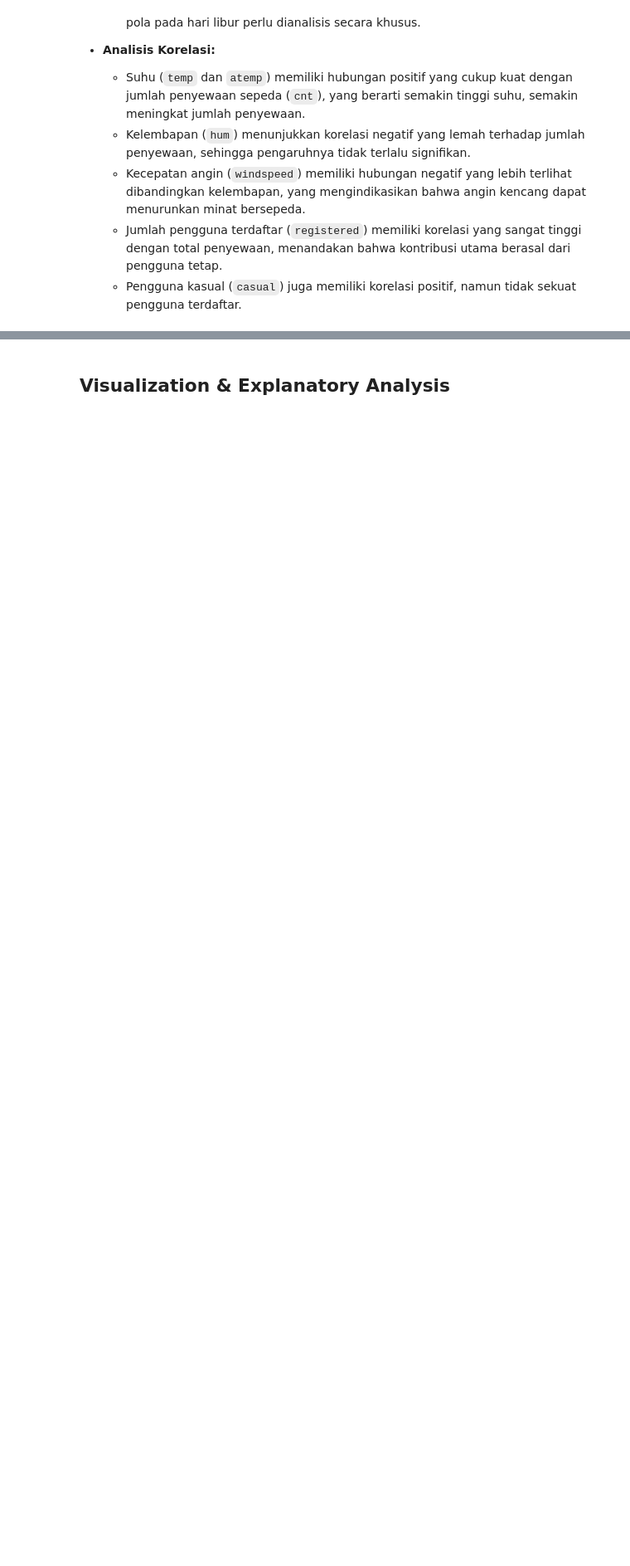
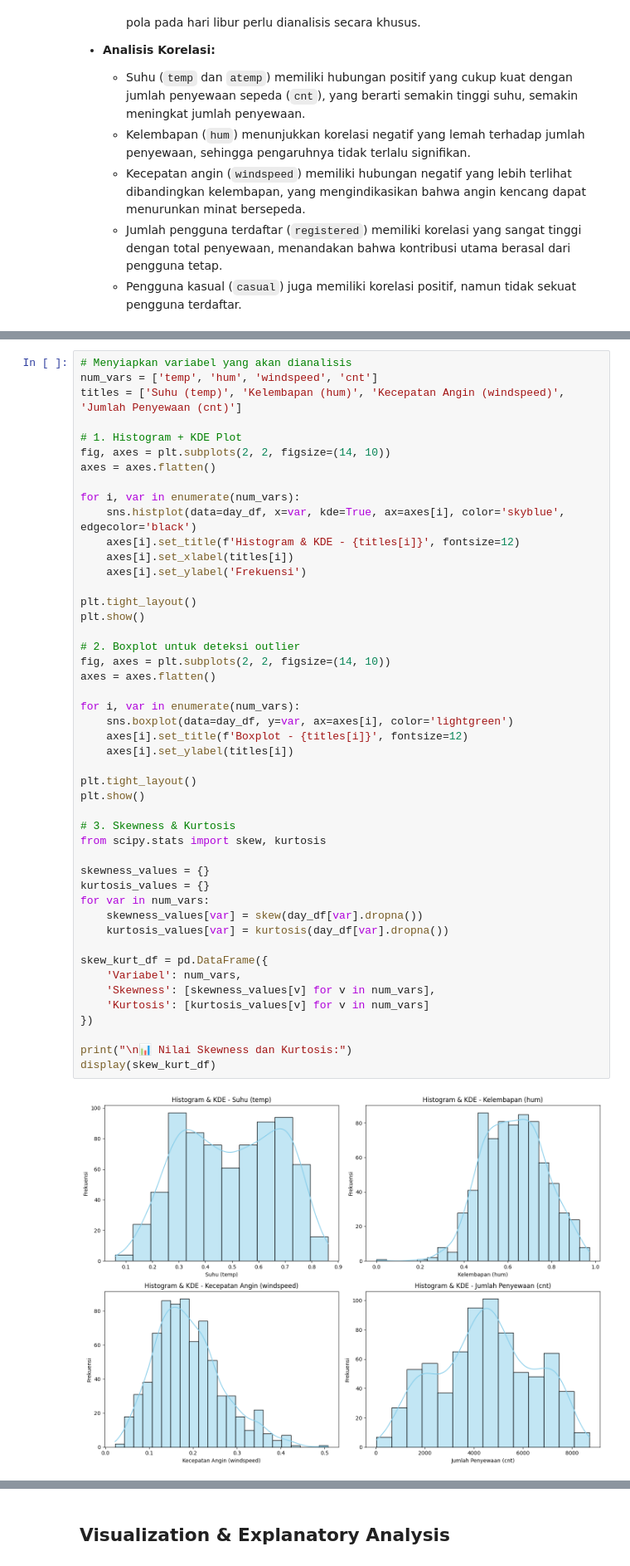
Before and after one commit to ridhoakfa/Bike-Sharing-Dashboard, a Jupyter notebook: notebook.ipynb, the cells around one changed output, grey strips where cells are left out. Shown at 83% size. Cells and saved outputs as stored; diff of their text form; blank space fills up the shorter version.

```diff
--- a/notebook.ipynb
+++ b/notebook.ipynb
@@ -545,0 +549,49 @@ cnt         1.000000
+# %%
+# Menyiapkan variabel yang akan dianalisis
+num_vars = ['temp', 'hum', 'windspeed', 'cnt']
+titles = ['Suhu (temp)', 'Kelembapan (hum)', 'Kecepatan Angin (windspeed)', 'Jumlah Penyewaan (cnt)']
+
+# 1. Histogram + KDE Plot
+fig, axes = plt.subplots(2, 2, figsize=(14, 10))
+axes = axes.flatten()
+
+for i, var in enumerate(num_vars):
+    sns.histplot(data=day_df, x=var, kde=True, ax=axes[i], color='skyblue', edgecolor='black')
+    axes[i].set_title(f'Histogram & KDE - {titles[i]}', fontsize=12)
+    axes[i].set_xlabel(titles[i])
+    axes[i].set_ylabel('Frekuensi')
+
+plt.tight_layout()
+plt.show()
+
+# 2. Boxplot untuk deteksi outlier
+fig, axes = plt.subplots(2, 2, figsize=(14, 10))
+axes = axes.flatten()
+
+for i, var in enumerate(num_vars):
+    sns.boxplot(data=day_df, y=var, ax=axes[i], color='lightgreen')
+    axes[i].set_title(f'Boxplot - {titles[i]}', fontsize=12)
+    axes[i].set_ylabel(titles[i])
+
+plt.tight_layout()
+plt.show()
+
+# 3. Skewness & Kurtosis
+from scipy.stats import skew, kurtosis
+
+skewness_values = {}
+kurtosis_values = {}
+for var in num_vars:
+    skewness_values[var] = skew(day_df[var].dropna())
+    kurtosis_values[var] = kurtosis(day_df[var].dropna())
+
+skew_kurt_df = pd.DataFrame({
+    'Variabel': num_vars,
+    'Skewness': [skewness_values[v] for v in num_vars],
+    'Kurtosis': [kurtosis_values[v] for v in num_vars]
+})
+
+print("\n📊 Nilai Skewness dan Kurtosis:")
+display(skew_kurt_df)
+# %% [output]
+[figure, added]
```
Also changed, not shown: parts of 9 cells of this notebook.
